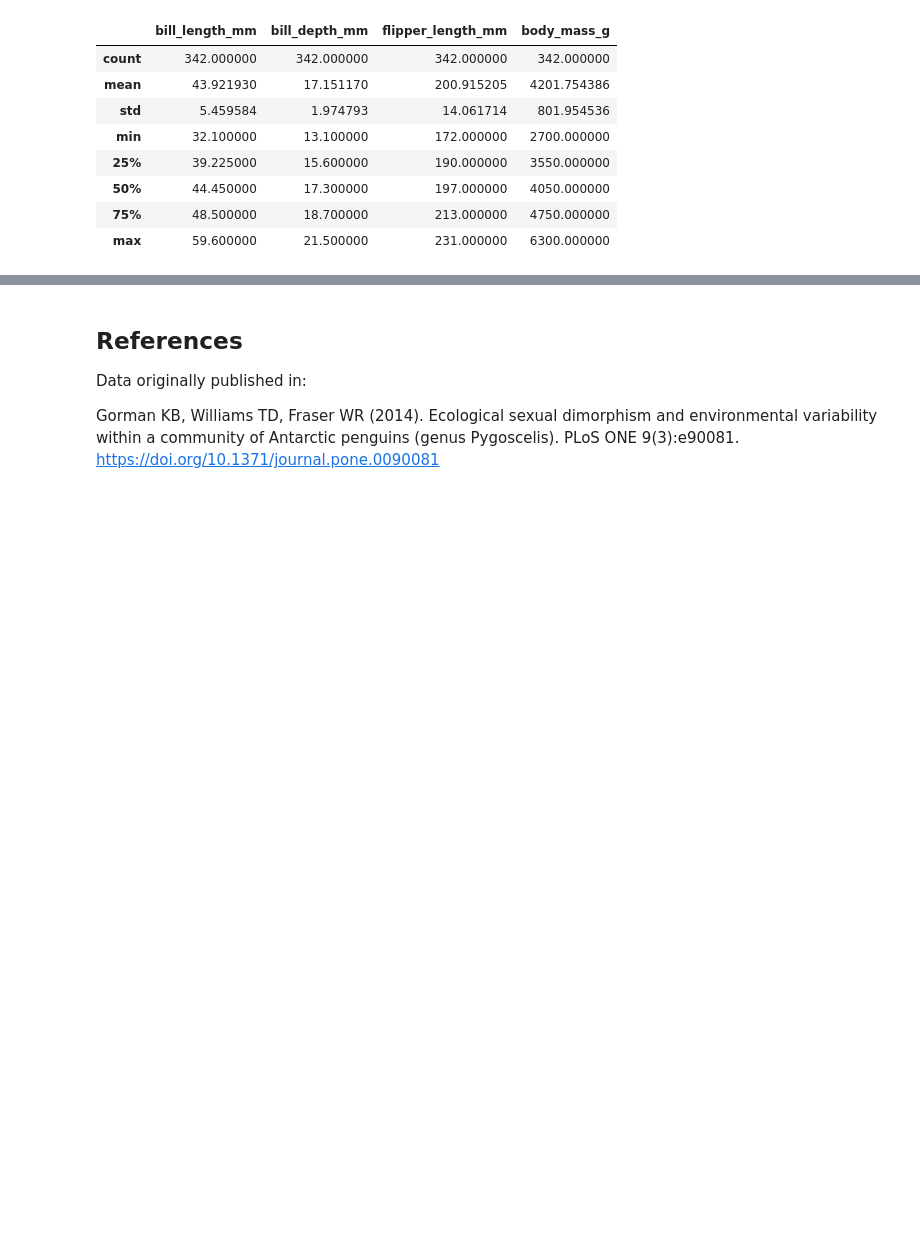
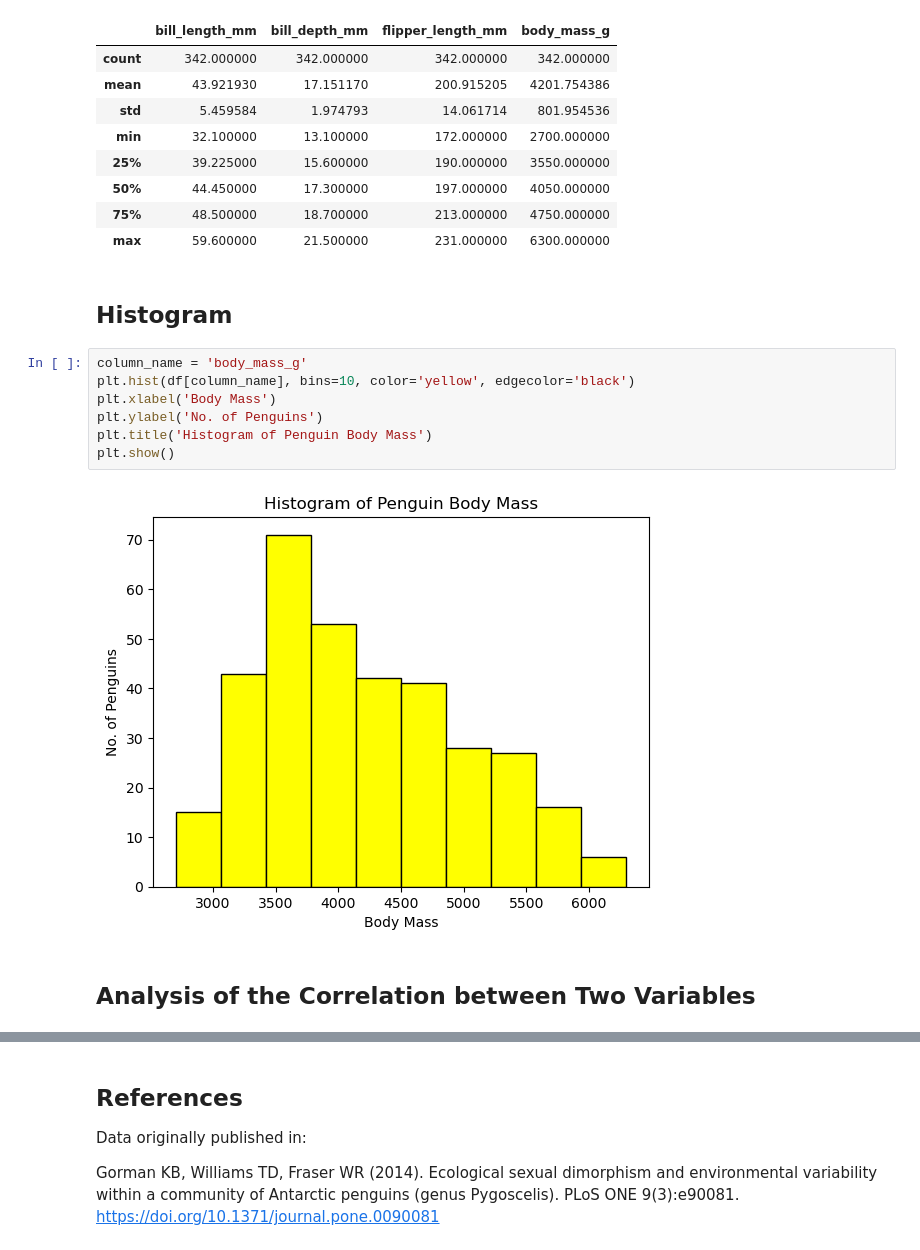
Before and after one commit to MylesHenehan/mywork, a Jupyter notebook: penguins.ipynb, the cells around one changed output, grey strips where cells are left out. Saved outputs shown, nothing was run; the diff lists cells and outputs as text; blank space fills up the shorter version.

```diff
--- a/penguins.ipynb
+++ b/penguins.ipynb
@@ -86,3 +104,16 @@ df.describe()
 | 50% | 44.450000 | 17.300000 | 197.000000 | 4050.000000 |
 | 75% | 48.500000 | 18.700000 | 213.000000 | 4750.000000 |
 | max | 59.600000 | 21.500000 | 231.000000 | 6300.000000 |
+# %% [markdown]
+## Histogram
+# %%
+column_name = 'body_mass_g'
+plt.hist(df[column_name], bins=10, color='yellow', edgecolor='black')
+plt.xlabel('Body Mass')
+plt.ylabel('No. of Penguins')
+plt.title('Histogram of Penguin Body Mass')
+plt.show()
+# %% [output]
+[figure, added]
+# %% [markdown]
+## Analysis of the Correlation between Two Variables
```
Also changed, not shown: parts of 25 cells of this notebook.
